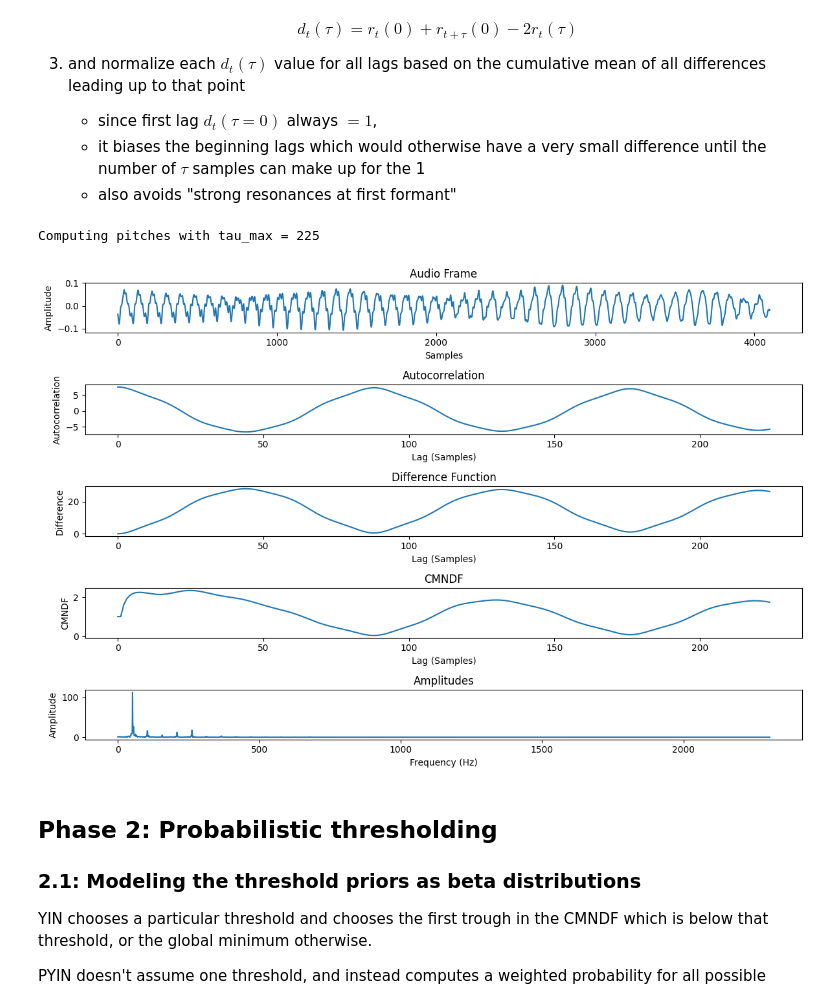
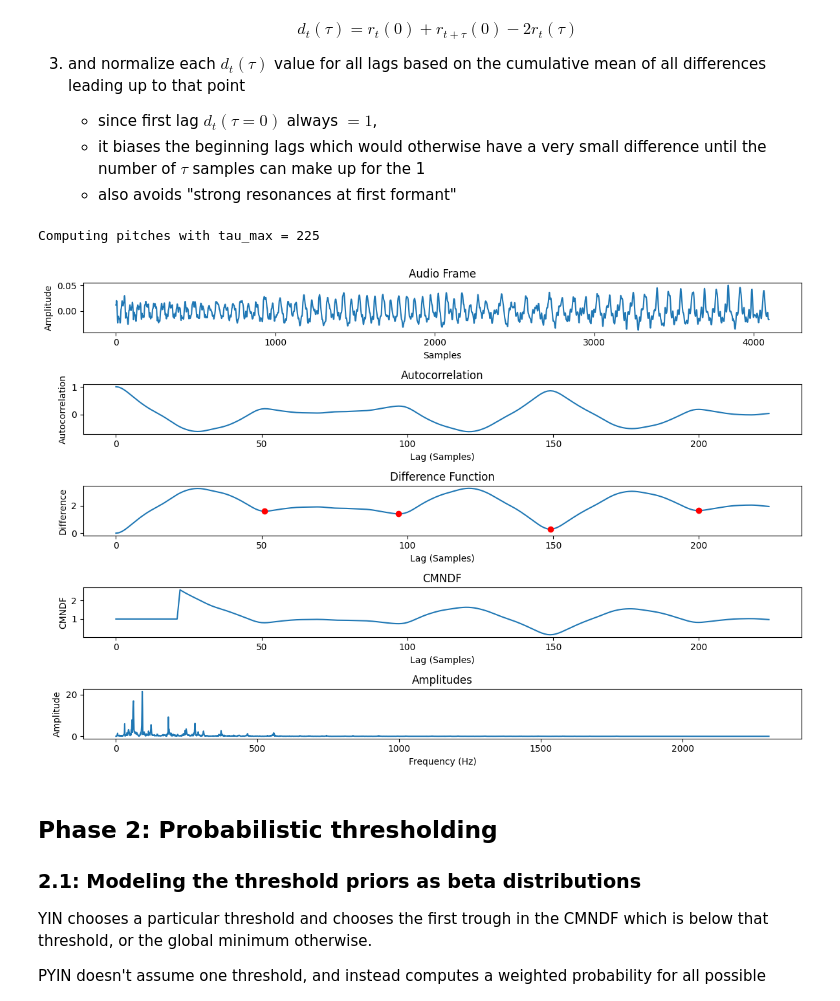
Before and after one commit to hyuncat/TuneBuddy, a Jupyter notebook: notebooks/pitch/pyin.ipynb, the cells around one changed output. Cells and saved outputs as stored; diff of their text form; code cells hidden in the pictures.

```diff
--- a/notebooks/pitch/pyin.ipynb
+++ b/notebooks/pitch/pyin.ipynb
@@ -58,6 +58,13 @@ plt.show()
 There is a very slight difference, IRR filtered is a little more pointed in sound, with less resonance effects.
 # %%
 # Playback both types of audio
+
+AUDIO_FILEPATH = '../data/audio_files/user_fugue2.mp3'
+SAMPLE_RATE = 44100
+
+# load in the audio and run this cell
+audio_data = AudioData(audio_filepath=AUDIO_FILEPATH)
+iir_audio = Filter.high_pass_iir_filter(audio_data.data, SAMPLE_RATE)
 
 iir_audio_data = AudioData()
 iir_audio_data.write_data(iir_audio)
@@ -69,8 +76,8 @@ audio_player = AudioPlayer() # create audio player
 # audio_player.play()
 
 # load + play IIR filtered audio
-audio_player.load_audio_data(iir_audio_data)
-audio_player.play()
+# audio_player.load_audio_data(iir_audio_data)
+# audio_player.play()
 # %% [markdown]
 ## Phase 1: YIN CMNDF
 Basic idea: Find fundamental frequency for a given frame of audio data by comparing how different the original signal is to a signal shifted over by some lag. The amount of lag it shifts over which minimizes this difference is the fundamental period.
@@ -90,19 +97,31 @@ based on the cumulative mean of all differences leading up to that point
 # %%
 # params
 MIN_VIOLIN_FREQ = 196.0
+MAX_VIOLIN_FREQ = 2000
 FRAME_SIZE = 2048*2
 
 # get a frame from the filtered audio
-audio_frame = iir_audio[FRAME_SIZE*20 : FRAME_SIZE*21]
+start_time = 1.25
+start_idx = int(start_time * SAMPLE_RATE)
+end_idx = start_idx+FRAME_SIZE
+audio_frame = iir_audio[start_idx:end_idx]
+# audio_frame = iir_audio[FRAME_SIZE*20 : FRAME_SIZE*21]
 
 # ensure max lag is big enough to detect lowest f0 (largest period) of the violin
 tau_max = int(SAMPLE_RATE/MIN_VIOLIN_FREQ)
+tau_min = int(SAMPLE_RATE/MAX_VIOLIN_FREQ)
 print(f"Computing pitches with tau_max = {tau_max}")
 
 # call autocorrelation, diff_fct, cmndf on the audio
 autocorr, _ = Yin.autocorrelation_fft(audio_frame, tau_max)
-diff_frame, _ = Yin.difference_function(audio_frame, tau_max)
-cmndf_frame, amplitudes = Yin.cmndf(audio_frame, tau_max)
+diff_frame, amplitudes = Yin.difference_function(audio_frame, tau_max)
+cmndf_frame = Yin.cmndf(diff_frame, tau_max, tau_min)
+
+# get the relative min
+# diff_trough_indices = scipy.signal.argrelmin(diff_frame, order=1)[0]
+
+prominence = int((np.max(diff_frame) - np.min(diff_frame))/2)
+diff_trough_indices, _ = scipy.signal.find_peaks(-diff_frame, prominence=0.1, distance=5)
 
 # ---
 # Plot the results
@@ -115,34 +134,35 @@ axs[0].set_xlabel('Samples')
 axs[0].set_ylabel('Amplitude')
 
 # autocorrelation result
 axs[1].plot(autocorr)
 axs[1].set_title('Autocorrelation')
 axs[1].set_xlabel('Lag (Samples)')
 axs[1].set_ylabel('Autocorrelation')
 
 # difference function (no normalization)
 axs[2].plot(diff_frame)
 axs[2].set_title('Difference Function')
 axs[2].set_xlabel('Lag (Samples)')
 axs[2].set_ylabel('Difference')
+axs[2].plot(diff_trough_indices, diff_frame[diff_trough_indices], 'ro')
 
 # CMNDF (cumulative mean normalized diff fct)
 axs[3].plot(cmndf_frame)
 axs[3].set_title('CMNDF')
 axs[3].set_xlabel('Lag (Samples)')
 axs[3].set_ylabel('CMNDF')
 
 # amplitudes for frequencies = abs(fft)
 axs[4].plot(amplitudes)
 axs[4].set_title('Amplitudes')
 axs[4].set_xlabel('Frequency (Hz)')
 axs[4].set_ylabel('Amplitude')
 
 fig.tight_layout()
 plt.show()
 # %% [output]
 Computing pitches with tau_max = 225
-[figure, old version]
+[figure, new version]
 # %% [markdown]
 ## Phase 2: Probabilistic thresholding
 
```
Also changed, not shown: parts of 22 cells of this notebook, 26 other files.
